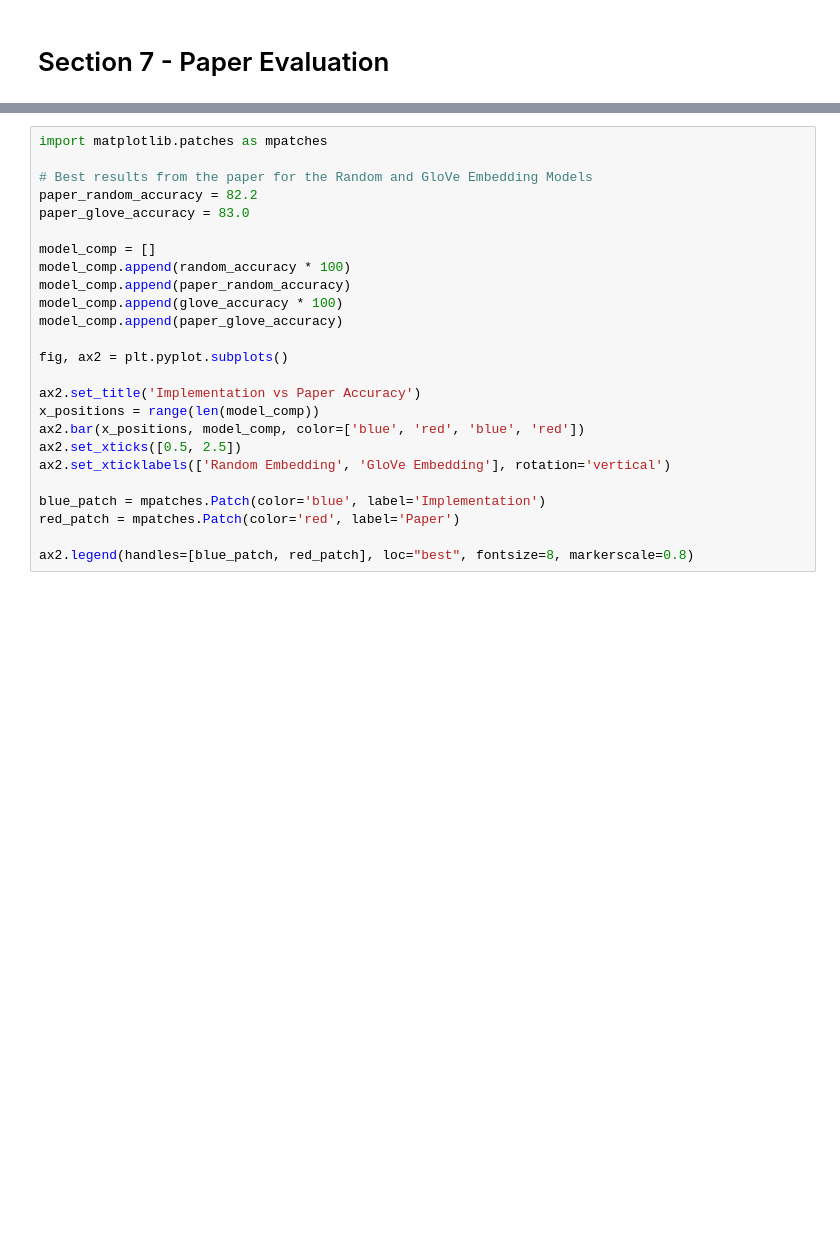
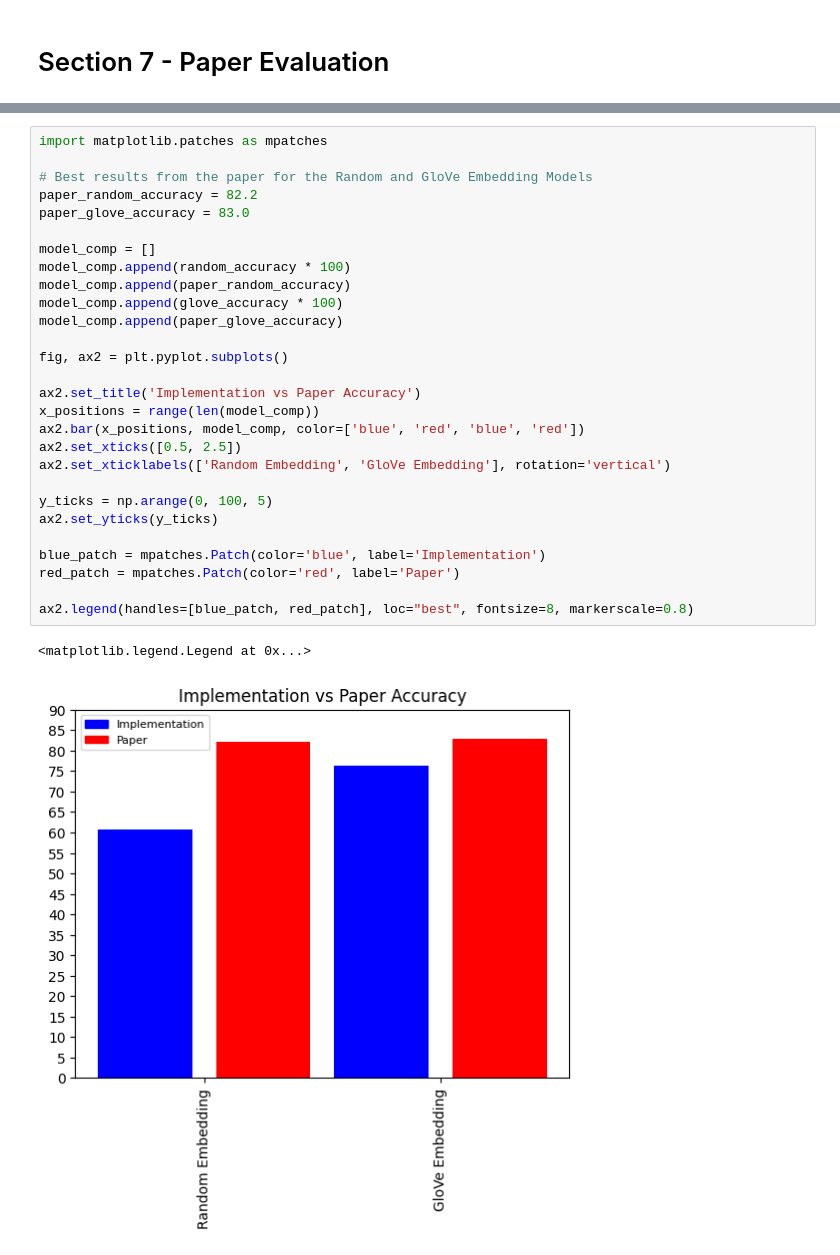
Before and after one commit to DeanFord7/CMM307-AdvancedArtificialIntelligence, a Jupyter notebook: DeanFord1702994-CMM307Coursework.ipynb, the cells around one changed output, grey strips where cells are left out. Drawn from its saved outputs; the diff is of its cells as text; blank space fills up the shorter version.

```diff
--- a/DeanFord1702994-CMM307Coursework.ipynb
+++ b/DeanFord1702994-CMM307Coursework.ipynb
@@ -614,25 +638,31 @@ print(f"GloVe Embedding Model Accuracy: {glove_accuracy}")
 # %%
 import matplotlib.patches as mpatches
 
 # Best results from the paper for the Random and GloVe Embedding Models
 paper_random_accuracy = 82.2
 paper_glove_accuracy = 83.0
 
 model_comp = []
 model_comp.append(random_accuracy * 100)
 model_comp.append(paper_random_accuracy)
 model_comp.append(glove_accuracy * 100)
 model_comp.append(paper_glove_accuracy)
 
 fig, ax2 = plt.pyplot.subplots()
 
 ax2.set_title('Implementation vs Paper Accuracy')
 x_positions = range(len(model_comp))
 ax2.bar(x_positions, model_comp, color=['blue', 'red', 'blue', 'red'])
 ax2.set_xticks([0.5, 2.5])
 ax2.set_xticklabels(['Random Embedding', 'GloVe Embedding'], rotation='vertical')
 
+y_ticks = np.arange(0, 100, 5)
+ax2.set_yticks(y_ticks)
+
 blue_patch = mpatches.Patch(color='blue', label='Implementation')
 red_patch = mpatches.Patch(color='red', label='Paper')
 
 ax2.legend(handles=[blue_patch, red_patch], loc="best", fontsize=8, markerscale=0.8)
+# %% [output]
+<matplotlib.legend.Legend at 0x...>
+[figure, added]
```
Also changed, not shown: parts of 10 cells of this notebook.
